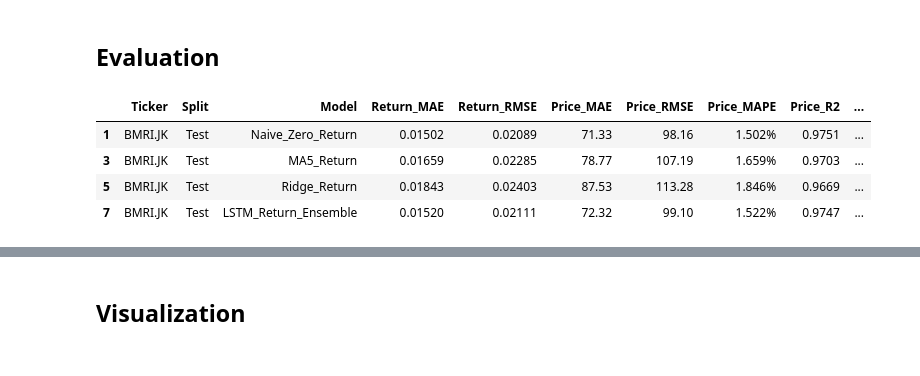
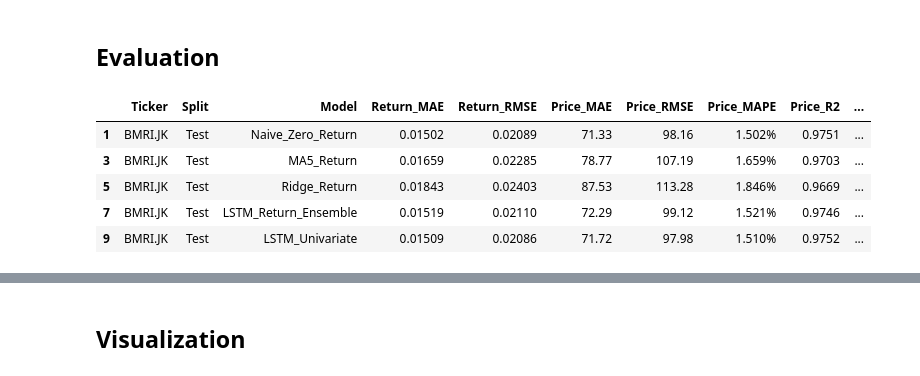
Before and after one commit to RaksaDana/RaksaDana, a Jupyter notebook: notebook/05.BMRI-Modelling-Evaluation.ipynb, the cells around one changed output, grey strips where cells are left out. Cells and saved outputs as stored; diff of their text form; code cells hidden in the pictures.

```diff
--- a/notebook/05.BMRI-Modelling-Evaluation.ipynb
+++ b/notebook/05.BMRI-Modelling-Evaluation.ipynb
@@ -141,6 +147,7 @@ def add_return_features(df):
         'Volatility_5', 'Volatility_10', 'Volatility_20', 'RSI',
         'MACD', 'MACD_signal', 'MACD_Hist', 'BB_width_pct',
         'Volume_Change', 'Volume_Ratio_7',
+        'ROE', 'EPS', 'DY',
     ]
     needed = feature_cols + ['Next_Log_Return', 'Next_Close', 'Target_Date']
     df = df.replace([np.inf, -np.inf], np.nan).dropna(subset=needed)
@@ -423 +429,31 @@ seed=7 epochs=20 best_val_loss=0.25625
 Saved: c:\Users\akbar\VSCode Project\RaksaDana\models\return_model\return_lstm_BMRI_JK_best.keras
+# %%
+# LSTM Univariat — hanya Close_Log_Return_1 (1 fitur) sebagai baseline perbandingan
+ensemble_uni = []
+X_train_uni = X_test_uni = None
+
+if tf is not None:
+    uni_idx = feature_cols.index('Close_Log_Return_1')
+    X_tr_uni   = X_tr[:, :, uni_idx:uni_idx+1]
+    X_val_uni  = X_val[:, :, uni_idx:uni_idx+1]
+    X_train_uni = X_train[:, :, uni_idx:uni_idx+1]
+    X_test_uni  = X_test[:, :, uni_idx:uni_idx+1]
+
+    for seed in SEEDS:
+        set_seed(seed)
+        m_uni = Sequential([
+            LSTM(CONFIG['units'], return_sequences=False, kernel_regularizer=l2(CONFIG['l2_reg']), input_shape=(WINDOW_SIZE, 1)),
+            LayerNormalization(), Dropout(CONFIG['dropout']),
+            Dense(16, activation='relu', kernel_regularizer=l2(CONFIG['l2_reg'])), Dense(1),
+        ])
+        m_uni.compile(optimizer=Adam(CONFIG['lr']), loss='huber', metrics=['mae'])
+        h_uni = m_uni.fit(
+            X_tr_uni, y_tr, validation_data=(X_val_uni, y_val),
+            epochs=CONFIG['epochs'], batch_size=CONFIG['batch_size'],
+            callbacks=callbacks, shuffle=False, verbose=0,
+        )
+        ensemble_uni.append(m_uni)
+        print(f'Univariate seed={seed} best_val_loss={min(h_uni.history["val_loss"]):.5f}')
+    print(f'LSTM Univariat: {len(ensemble_uni)} model selesai.')
+else:
+    print('TensorFlow tidak tersedia, skip LSTM Univariat.')
@@ -427,37 +481,44 @@ Saved: c:\Users\akbar\VSCode Project\RaksaDana\models\return_model\return_lstm_B
 def inverse_return(scaled_pred):
     return target_scaler.inverse_transform(np.asarray(scaled_pred).reshape(-1, 1)).ravel()
 
 train_lstm_scaled = np.mean([m.predict(X_train, verbose=0).ravel() for m in ensemble], axis=0)
-test_lstm_scaled = np.mean([m.predict(X_test, verbose=0).ravel() for m in ensemble], axis=0)
+test_lstm_scaled  = np.mean([m.predict(X_test,  verbose=0).ravel() for m in ensemble], axis=0)
 train_lstm_pred = inverse_return(train_lstm_scaled)
-test_lstm_pred = inverse_return(test_lstm_scaled)
+test_lstm_pred  = inverse_return(test_lstm_scaled)
 metrics_df = pd.concat([metrics_df, evaluate_model('LSTM_Return_Ensemble', train_lstm_pred, test_lstm_pred)], ignore_index=True)
+
+# LSTM Univariat
+if ensemble_uni:
+    train_uni_scaled = np.mean([m.predict(X_train_uni, verbose=0).ravel() for m in ensemble_uni], axis=0)
+    test_uni_scaled  = np.mean([m.predict(X_test_uni,  verbose=0).ravel() for m in ensemble_uni], axis=0)
+    metrics_df = pd.concat([metrics_df, evaluate_model('LSTM_Univariate', inverse_return(train_uni_scaled), inverse_return(test_uni_scaled))], ignore_index=True)
 
 test_metrics = metrics_df[metrics_df.Split == 'Test'].copy()
 naive_row = test_metrics[test_metrics.Model == 'Naive_Zero_Return'].iloc[0]
 acceptance_df = pd.DataFrame([{
     'Ticker': TICKER, 'Model': row.Model,
     'Beats_Naive_Return_RMSE': row.Return_RMSE < naive_row.Return_RMSE,
     'Beats_Naive_Price_RMSE': row.Price_RMSE < naive_row.Price_RMSE,
     'Beats_Naive_DA': row.Direction_Accuracy > naive_row.Direction_Accuracy,
     'Naive_Return_RMSE': naive_row.Return_RMSE,
     'Model_Return_RMSE': row.Return_RMSE,
     'Naive_DA': naive_row.Direction_Accuracy,
     'Model_DA': row.Direction_Accuracy,
 } for _, row in test_metrics.iterrows() if row.Model != 'Naive_Zero_Return'])
 
 display(test_metrics.style.format({
     'Return_MAE': '{:.5f}', 'Return_RMSE': '{:.5f}',
     'Price_MAE': '{:,.2f}', 'Price_RMSE': '{:,.2f}', 'Price_MAPE': '{:.3f}%',
-    'Price_R2': '{:.4f}', 'Direction_Accuracy': '{:.2f}%'
+    'Price_R2': '{:.4f}', 'Direction_Accuracy': '{:.2f}%',
 }))
 display(acceptance_df)
 # %% [output]
 |  | Ticker | Split | Model | Return_MAE | Return_RMSE | Price_MAE | Price_RMSE | Price_MAPE | Price_R2 | ... |
 | 1 | BMRI.JK | Test | Naive_Zero_Return | 0.01502 | 0.02089 | 71.33 | 98.16 | 1.502% | 0.9751 | ... |
 | 3 | BMRI.JK | Test | MA5_Return | 0.01659 | 0.02285 | 78.77 | 107.19 | 1.659% | 0.9703 | ... |
 | 5 | BMRI.JK | Test | Ridge_Return | 0.01843 | 0.02403 | 87.53 | 113.28 | 1.846% | 0.9669 | ... |
-| 7 | BMRI.JK | Test | LSTM_Return_Ensemble | 0.01520 | 0.02111 | 72.32 | 99.10 | 1.522% | 0.9747 | ... |
+| 7 | BMRI.JK | Test | LSTM_Return_Ensemble | 0.01519 | 0.02110 | 72.29 | 99.12 | 1.521% | 0.9746 | ... |
+| 9 | BMRI.JK | Test | LSTM_Univariate | 0.01509 | 0.02086 | 71.72 | 97.98 | 1.510% | 0.9752 | ... |
 |  | Ticker | Model | Beats_Naive_Return_RMSE | Beats_Naive_Price_RMSE | Beats_Naive_DA | Naive_Return_RMSE | ... |
 | 0 | BMRI.JK | MA5_Return | False | False | True | 0.020889 | ... |
 | 1 | BMRI.JK | Ridge_Return | False | False | True | 0.020889 | ... |
```
Also changed, not shown: parts of 11 cells of this notebook, 53 other files.
